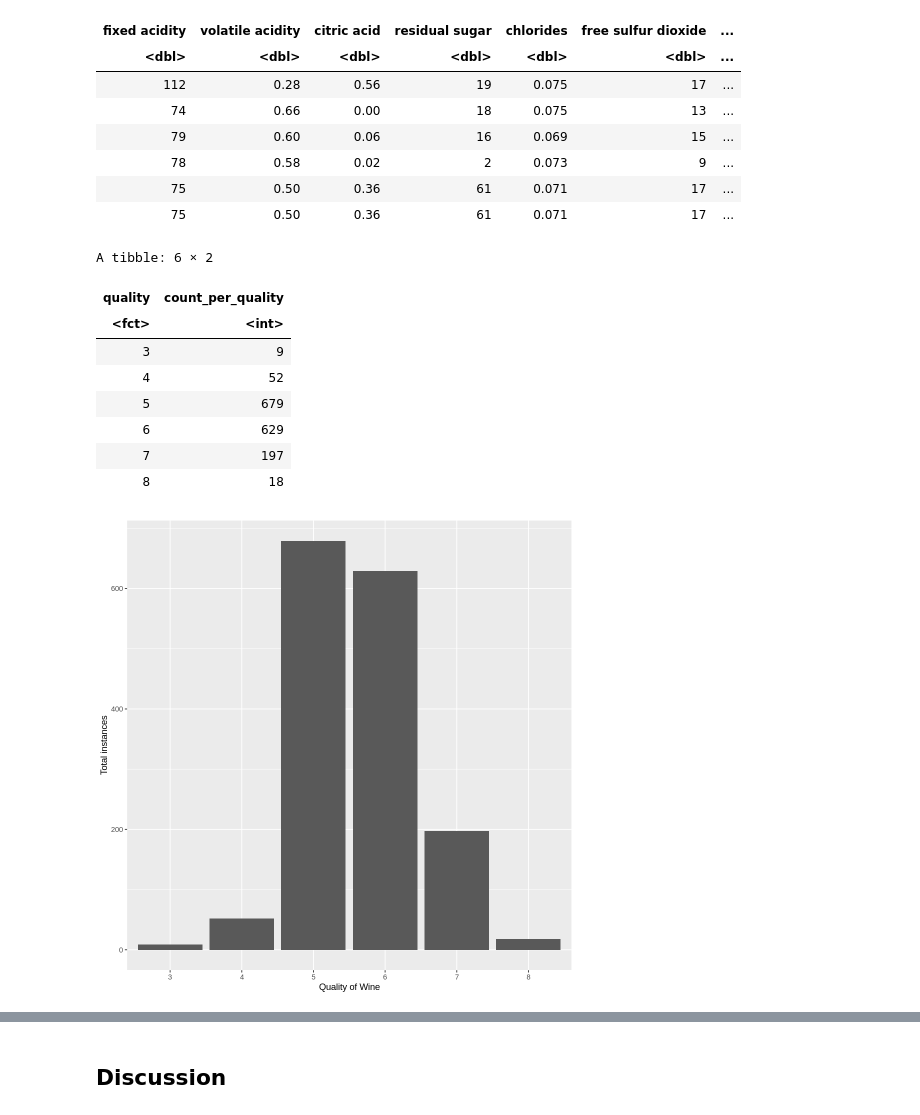
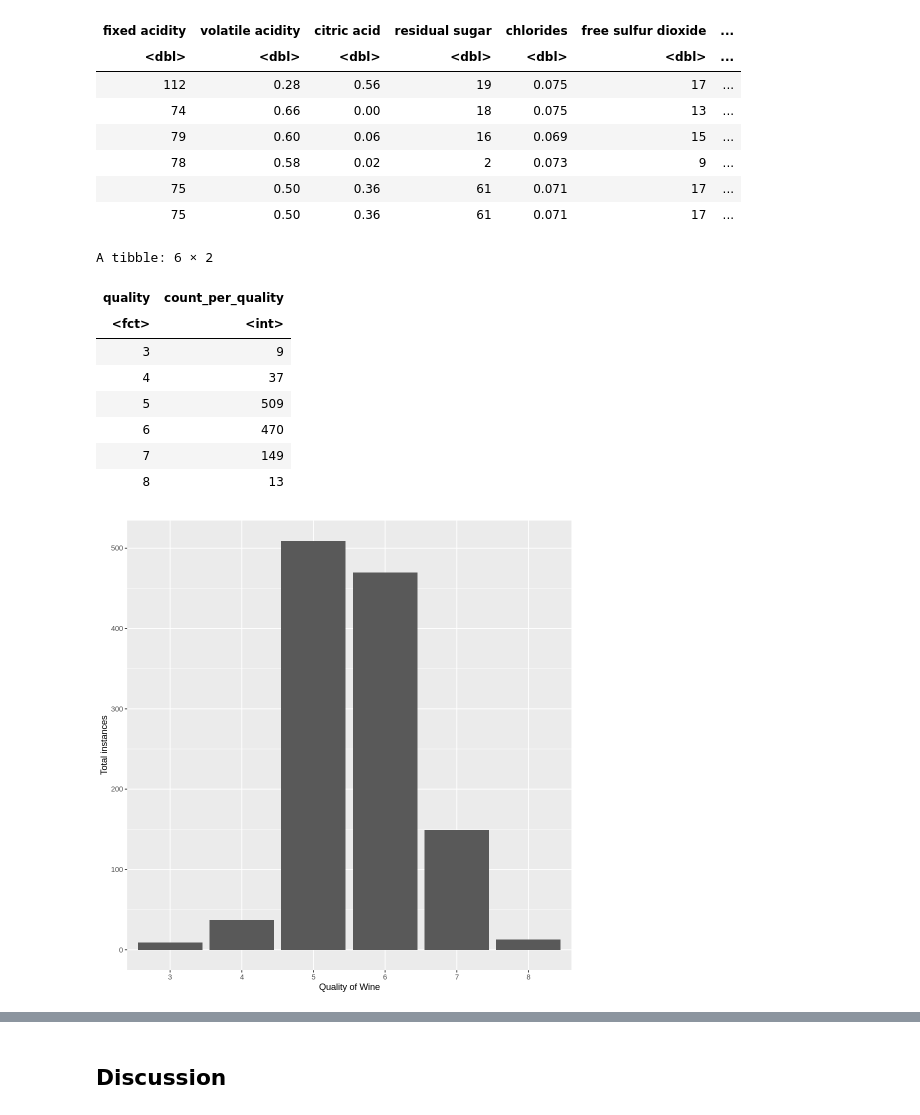
Before and after one commit to choialice707/DSCI-100-Group56-Proj, a Jupyter notebook: group_project_report.ipynb, the cells around one changed output, grey strips where cells are left out. Saved outputs shown, nothing was run; the diff lists cells and outputs as text; code cells hidden in the pictures.

```diff
--- a/group_project_report.ipynb
+++ b/group_project_report.ipynb
@@ -123,21 +123,21 @@ A tibble: 6 × 12
 | 75 | 0.50 | 0.36 | 61 | 0.071 | 17 | ... |
 | 75 | 0.50 | 0.36 | 61 | 0.071 | 17 | ... |
 # %%
-wine_summary <- wine_data |>
+wine_summary <- wine_train |>
     group_by(quality) |>
-    summarize(count_per_quality = n()) |>
-    mutate(quality = as_factor(quality))
+    summarize(count_per_quality = n())
+
 wine_summary
 # %% [output]
 A tibble: 6 × 2
 | quality | count_per_quality |
 | <fct> | <int> |
 | 3 | 9 |
-| 4 | 52 |
-| 5 | 679 |
-| 6 | 629 |
-| 7 | 197 |
-| 8 | 18 |
+| 4 | 37 |
+| 5 | 509 |
+| 6 | 470 |
+| 7 | 149 |
+| 8 | 13 |
 # %%
 options(repr.plot.width = 8, repr.plot.height = 8)
 
@@ -148,7 +148,7 @@ wine_summary_plot <- wine_summary |>
 
 wine_summary_plot
 # %% [output]
-[figure, old version]
+[figure, new version]
 # %%
 library(gridExtra)
 options(repr.plot.width = 25, repr.plot.height = 6)
```
Also changed, not shown: parts of 1 cell of this notebook.
